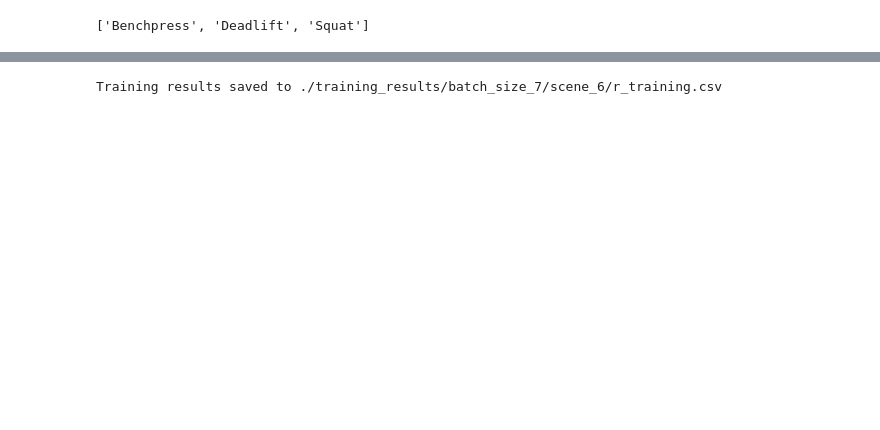
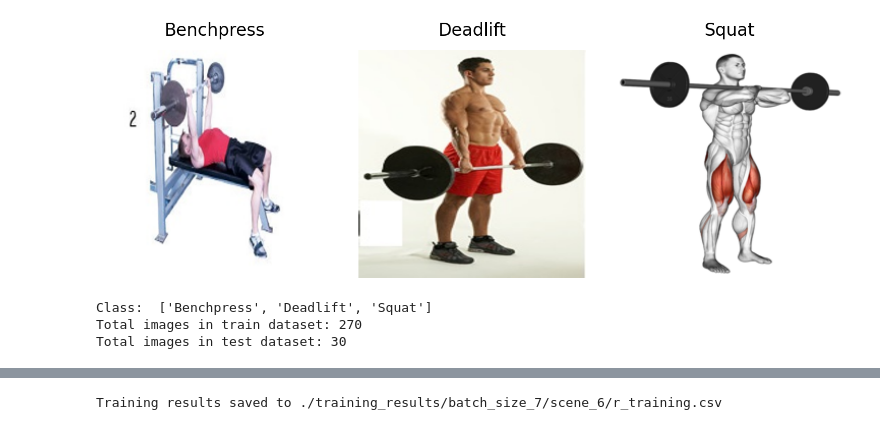
Before and after one commit to affanrk/Skripsi_DL, a Jupyter notebook: sbd_classification_mobilevig.ipynb, the cells around one changed output, grey strips where cells are left out. Cells and saved outputs as stored; diff of their text form; code cells hidden in the pictures; blank space fills up the shorter version.

```diff
--- a/sbd_classification_mobilevig.ipynb
+++ b/sbd_classification_mobilevig.ipynb
@@ -35,20 +32,43 @@ result_m_dir = "./training_results/batch_size_7/scene_6/m_MobileViG_s_50_epoch_0
-# %%
-# Paths
-train_dir = Path("./dataset/train/")
-test_dir = Path("./dataset/test/")
-class_names = os.listdir(test_dir)
-print(class_names)
-# %% [output]
-['Benchpress', 'Deadlift', 'Squat']
+# %%
+# Paths
+train_dir = Path("./dataset/train/")
+test_dir = Path("./dataset/test/")
+
+def visualize_image(train_dir, target_size=(224, 224)):
+    class_dir = [d for d in train_dir.iterdir() if d.is_dir()]
+    class_name = [d.name for d in class_dir]
+    fig, axs = plt.subplots(1, len(class_name), figsize=(len(class_name) * 5, 5))
+
+    for ax, class_dir, class_name in zip(axs, class_dir, class_name):
+        image_file = list(class_dir.glob("*"))
+        if not image_file:  # Handle empty directories
+            ax.axis("off")
+            ax.set_title(f"No images in {class_name}", pad=20, fontsize=24)
+            continue
+
+        image_file2 = random.choice(image_file)  # Choose one file randomly
+        image = Image.open(image_file2)         # Open the selected image
+        image = image.resize(target_size)
+
+        ax.imshow(image)
+        ax.axis("off")
+        ax.set_title(class_name, pad=20, fontsize=24)
+
+    plt.tight_layout()
+    plt.show()
+
+visualize_image(train_dir)
+# %% [output]
+[figure, added]
 # %%
 # Transforms
 train_transforms = v2.Compose([
-    v2.Resize((224, 224)),  # Resize images to 224x224 pixels
-    v2.RandomHorizontalFlip(),  # Randomly flip images horizontally
-    v2.RandomRotation(degrees=15),  # Randomly rotate images by ±15 degrees
-    v2.ColorJitter(brightness=0.2, contrast=0.2, saturation=0.2, hue=0.2),  # Randomly change the brightness, contrast, saturation, and hue
+    v2.Resize((224, 224)),
+    v2.RandomHorizontalFlip(),
+    v2.RandomRotation(degrees=15),
+    v2.ColorJitter(brightness=0.2, contrast=0.2, saturation=0.2, hue=0.2),
     v2.ToImage(), v2.ToDtype(torch.float32, scale=True),
-    v2.Normalize(mean=[0.485, 0.456, 0.406], std=[0.229, 0.224, 0.225]),  # Normalize images
+    v2.Normalize(mean=[0.485, 0.456, 0.406], std=[0.229, 0.224, 0.225]),
 ])
 
 test_transforms = v2.Compose([
@@ -56,3 +76,15 @@ test_transforms = v2.Compose([
     v2.ToImage(), v2.ToDtype(torch.float32, scale=True),
     v2.Normalize(mean=[0.485, 0.456, 0.406], std=[0.229, 0.224, 0.225]),
 ])
+
+# Load datasets
+train_dataset = datasets.ImageFolder(str(train_dir), transform=train_transforms)
+test_dataset = datasets.ImageFolder(str(test_dir), transform=test_transforms)
+
+print("Class: ", train_dataset.classes)
+print(f"Total images in train dataset: {len(train_dataset)}")
+print(f"Total images in test dataset: {len(test_dataset)}")
+# %% [output]
+Class:  ['Benchpress', 'Deadlift', 'Squat']
+Total images in train dataset: 270
+Total images in test dataset: 30
```
Also changed, not shown: parts of 26 cells of this notebook, 54 other files.
